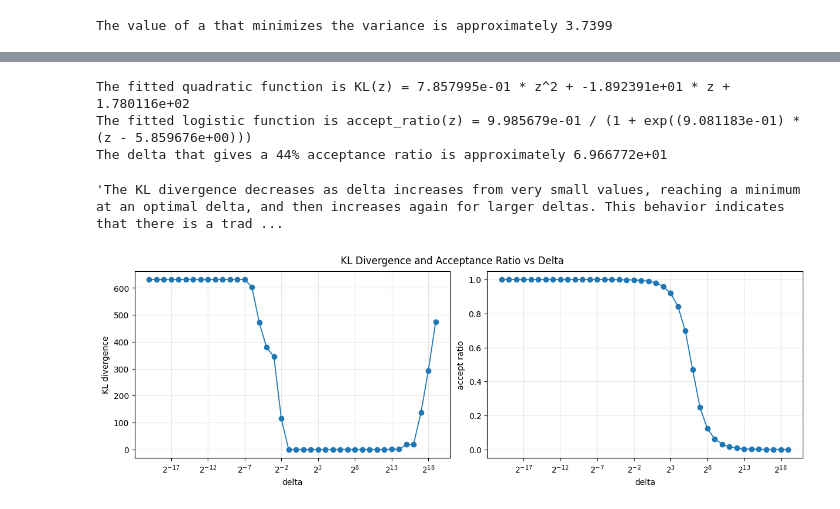
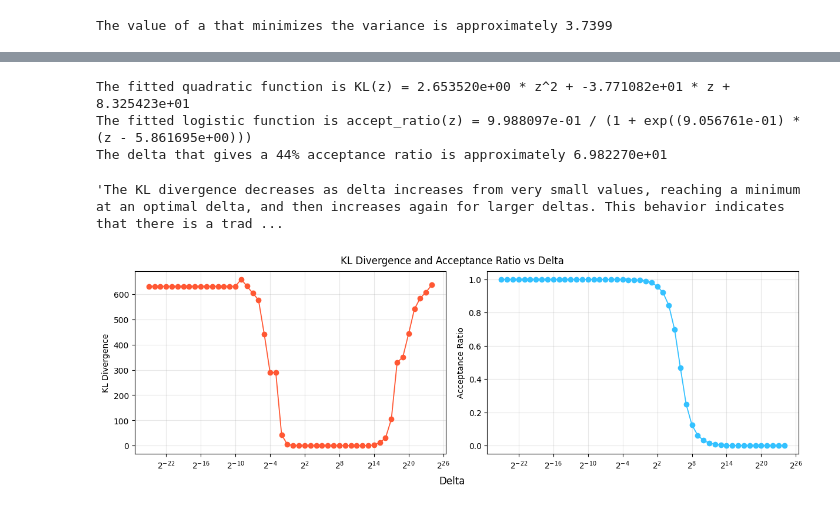
Before and after one commit to JacobGraham6489/physics-7321, a Jupyter notebook: Homeworks/HW 3 Jacob Graham.ipynb, the cells around one changed output, grey strips where cells are left out. Cells and saved outputs as stored; diff of their text form; code cells hidden in the pictures.

```diff
--- a/Homeworks/HW 3 Jacob Graham.ipynb
+++ b/Homeworks/HW 3 Jacob Graham.ipynb
@@ -370,6 +313,6 @@ plt.show()
 # %%
 # 2.2 (Kullback-Leibler divergence of Metropolis samples vs delta, acceptance ratio vs delta)
-deltas = [2**k for k in range(-20,20)]
+deltas = [2**k for k in range(-25,25)]
 KL_divs = []
 accept_ratios = []
 eps = 1e-300
@@ -394,49 +337,48 @@ for delta in deltas:
     KL_divs.append(KL)
 
     accept_ratios.append(accept_ratio)
     i += 1
 
 # plot KL divergence and acceptance ratio vs delta
-fig, axs = plt.subplots(1, 2, figsize=(12,4), constrained_layout=True)
+fig, axs = plt.subplots(1, 2, figsize=(12,4), sharex =True, constrained_layout=True)
 fig.suptitle("KL Divergence and Acceptance Ratio vs Delta")
+fig.supxlabel("Delta")
 
-axs[0].plot(deltas, KL_divs, '-o', lw=1.3)
-axs[0].set_xlabel('delta')
-axs[0].set_ylabel('KL divergence')
-axs[0].set_xscale('log', base=2)
-axs[0].grid(alpha=0.3)
-
-axs[1].plot(deltas, accept_ratios, '-o', lw=1.3)
-axs[1].set_xlabel('delta')
-axs[1].set_ylabel('accept ratio')
-axs[1].set_xscale('log', base=2)
-axs[1].grid(alpha=0.3)
+ys = [KL_divs, accept_ratios]
+ylabels = ['KL Divergence', 'Acceptance Ratio']
+common = {'lw':1.3, 'ls':'-', 'marker':'o'}
+colors = ['#FF5733', '#33C1FF']
+for ax, y, ylabel, color in zip(axs, ys, ylabels, colors): # zip returns (axs[0], ys[0], ylabels[0], colors[0]), (axs[1], ys[1], ylabels[1], colors[1])
+    ax.plot(deltas, y, **common, color=color)
+    ax.set_xscale('log', base=2)
+    ax.set_ylabel(ylabel)
+    ax.grid(alpha=0.3)
 
 z = np.log2(deltas)
 # fit quadratic function to KL divergence vs z using curve_fit
 def quadratic_function(z, a, b, c):
     return a*z**2 + b*z + c
 # popt_KL = optimal parameters [a, b, c], pcov_KL = covariance of parameters
-popt_KL, pcov_KL = sp.optimize.curve_fit(quadratic_function, z, KL_divs)
+popt_KL, pcov_KL = sp.optimize.curve_fit(quadratic_function, z[14:-1], KL_divs[14:-1]) # only fit quadratic to decreasing portion of KL divergence curve
 print(f'The fitted quadratic function is KL(z) = {popt_KL[0]:.6e} * z^2 + {popt_KL[1]:.6e} * z + {popt_KL[2]:.6e}')
 
 # fit logistic function to acceptance ratio vs z
 def logistic_function(z, L, k, z0):
     return L/(1 + np.exp(-k*(z - z0)))
 
 popt_ar, pcov_ar = sp.optimize.curve_fit(logistic_function, z, accept_ratios)
 print(f'The fitted logistic function is accept_ratio(z) = {popt_ar[0]:.6e} / (1 + exp(({-popt_ar[1]:.6e}) * (z - {popt_ar[2]:.6e})))')
 
 id = 0.44 # ideal acceptance ratio for Gaussian target
-# find z such that accept_ratio(z) = id -> id = L / (1 + exp(-k*(z - z0))) ⇒ z = z0 + (1/k) * log(id/(L - id))
+# find z such that accept_ratio(z) = id -> id = L / (1 + exp(-k * (z - z0))) ⇒ z = z0 + (1/k) * ln(id / (L - id))
 z_ideal = popt_ar[2] + (1/popt_ar[1]) * np.log(id/(popt_ar[0] - id))
 print(f'The delta that gives a 44% acceptance ratio is approximately {2**(z_ideal):.6e}')
 
 'The KL divergence decreases as delta increases from very small values, reaching a minimum at an optimal delta, and then increases again for larger deltas. This behavior indicates that there is a trade-off in choosing delta: too small a delta leads to high autocorrelation and poor exploration of the target distribution (in finite steps), while too large a delta results in low acceptance rates and poor exploration of the target distribution. The acceptance ratio follows a logistic curve, starting near 1 for small deltas (high acceptance) and decreasing towards 0 for large deltas (low acceptance). The ideal acceptance ratio of around 44% corresponds to a delta that balances exploration and acceptance effectively.'
 # %% [output]
-The fitted quadratic function is KL(z) = 7.857995e-01 * z^2 + -1.892391e+01 * z + 1.780116e+02
-The fitted logistic function is accept_ratio(z) = 9.985679e-01 / (1 + exp((9.081183e-01) * (z - 5.859676e+00)))
-The delta that gives a 44% acceptance ratio is approximately 6.966772e+01
+The fitted quadratic function is KL(z) = 2.653520e+00 * z^2 + -3.771082e+01 * z + 8.325423e+01
+The fitted logistic function is accept_ratio(z) = 9.988097e-01 / (1 + exp((9.056761e-01) * (z - 5.861695e+00)))
+The delta that gives a 44% acceptance ratio is approximately 6.982270e+01
 'The KL divergence decreases as delta increases from very small values, reaching a minimum at an optimal delta, and then increases again for larger deltas. This behavior indicates that there is a trad ...
-[figure, old version]
+[figure, new version]
 # %%
```
Also changed, not shown: parts of 9 cells of this notebook, 3 other files.
